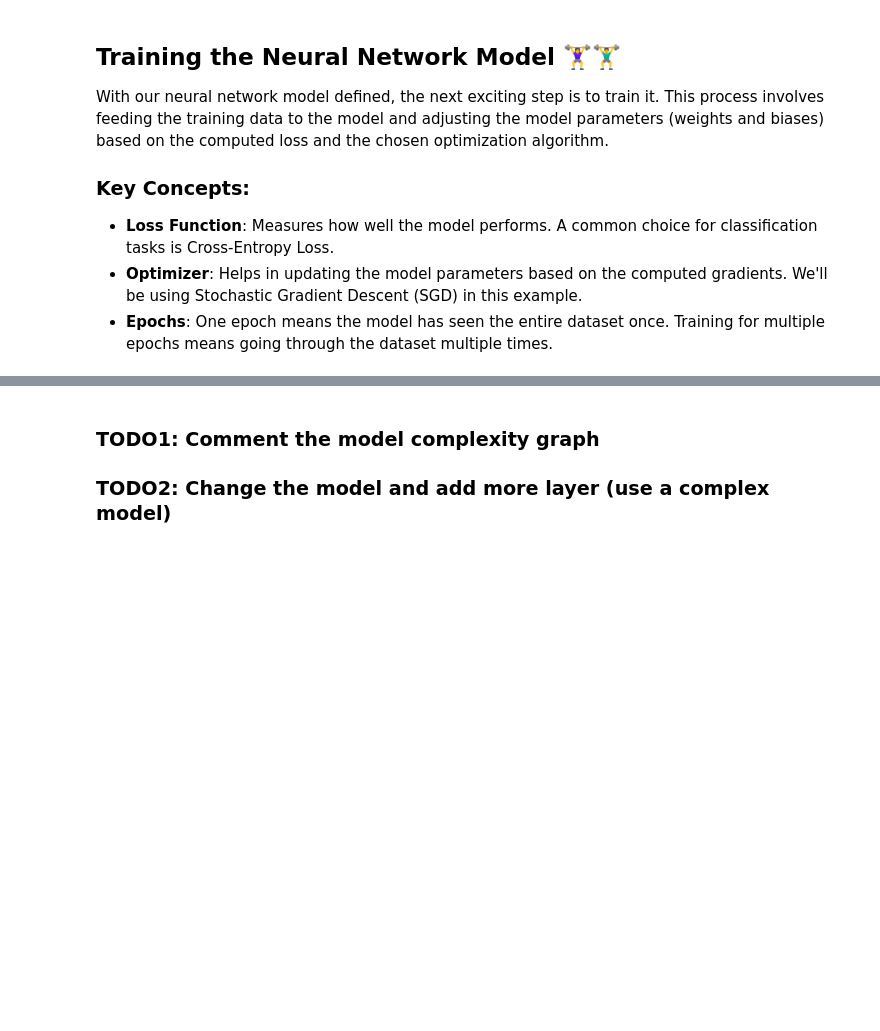
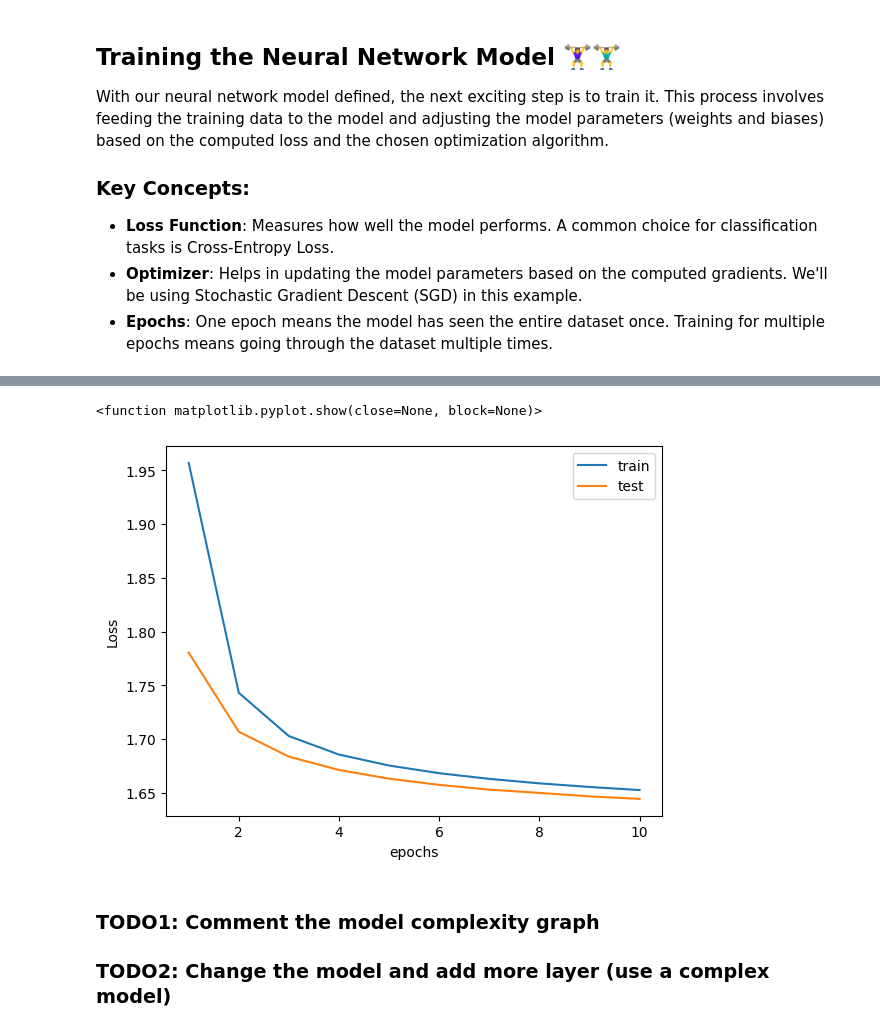
Before and after one commit to rania-azad/DeepLearning-Course---Limiteless, a Jupyter notebook: Project_1_Handwritten_Digit_Recognition.ipynb, the cells around one changed output, grey strips where cells are left out. Drawn from its saved outputs; the diff is of its cells as text; code cells hidden in the pictures; blank space fills up the shorter version.

```diff
--- a/Project_1_Handwritten_Digit_Recognition.ipynb
+++ b/Project_1_Handwritten_Digit_Recognition.ipynb
@@ -100,8 +182,12 @@ With our neural network model defined, the next exciting step is to train it. Th
 from torch.optim import SGD
 
 # TODO: Define the loss function and optimizer
+# criterion = crossentropy = loss function = error function
 criterion = nn.CrossEntropyLoss()
-optimizer = SGD(model.parameters(), lr=)
+# Which algo will minimize the error which is SGD, works with batches,
+# provide the weights (model.parameters),learning rate(lr): is the alpha or step to move
+# SGD is iterative function
+optimizer = SGD(model.parameters(), lr=0.01)
 
 # TODO: Set the number of epochs
 num_epochs = 10
@@ -113,25 +199,26 @@ for epoch in range(num_epochs):
     running_loss = 0.0
     for images, labels in train_loader:
         # TODO: Complete Training pass
-        optimzer.zero_grad()
-        output = model_with_dropout(image)
+        optimizer.zero_grad()
+        output = model(images)
         loss=criterion(output, labels)
-        optimezer.step()
+        loss.backward()
+        optimizer.step()
         running_loss += loss.item()
 
 
     else:
-        print(f"Epoch {epoch+1}, Loss: {running_loss/len(train_loader)}")
+        print(f"Epoch {epoch+1}, Training Loss: {running_loss/len(train_loader)}")
         train_losses.append(running_loss/len(train_loader))
     # TODO: evaluate on the test_loader
     test_loss = 0.0
     for images, labels in test_loader:
         # TODO: Complete evaluation pass
-output=model(images)
-loss=criterion(output, labels)
+        output=model(images)
+        loss=criterion(output, labels)
 
         test_loss += loss.item()
     else:
-        print(f" Loss: {test_loss/len(test_loader)}")
+        print(f" Test Loss: {test_loss/len(test_loader)}")
         test_losses.append(test_loss/len(test_loader))
 print("Training is finished!")
@@ -140,3 +243,17 @@ print("Training is finished!")
+# %%
+# TODO: plot the model complexity graph
+import numpy as np
+import matplotlib.pyplot as plt
+epochs=np.arange(1,num_epochs + 1)
+plt.plot(epochs, train_losses, label="train")
+plt.plot(epochs, test_losses, label="test")
+plt.xlabel("epochs")
+plt.ylabel("Loss")
+plt.legend()
+plt.show
+# %% [output]
+<function matplotlib.pyplot.show(close=None, block=None)>
+[figure, added]
 # %% [markdown]
 ### TODO1: Comment the model complexity graph
 ### TODO2: Change the model and add more layer (use a complex model)
```
Also changed, not shown: parts of 10 cells of this notebook.
